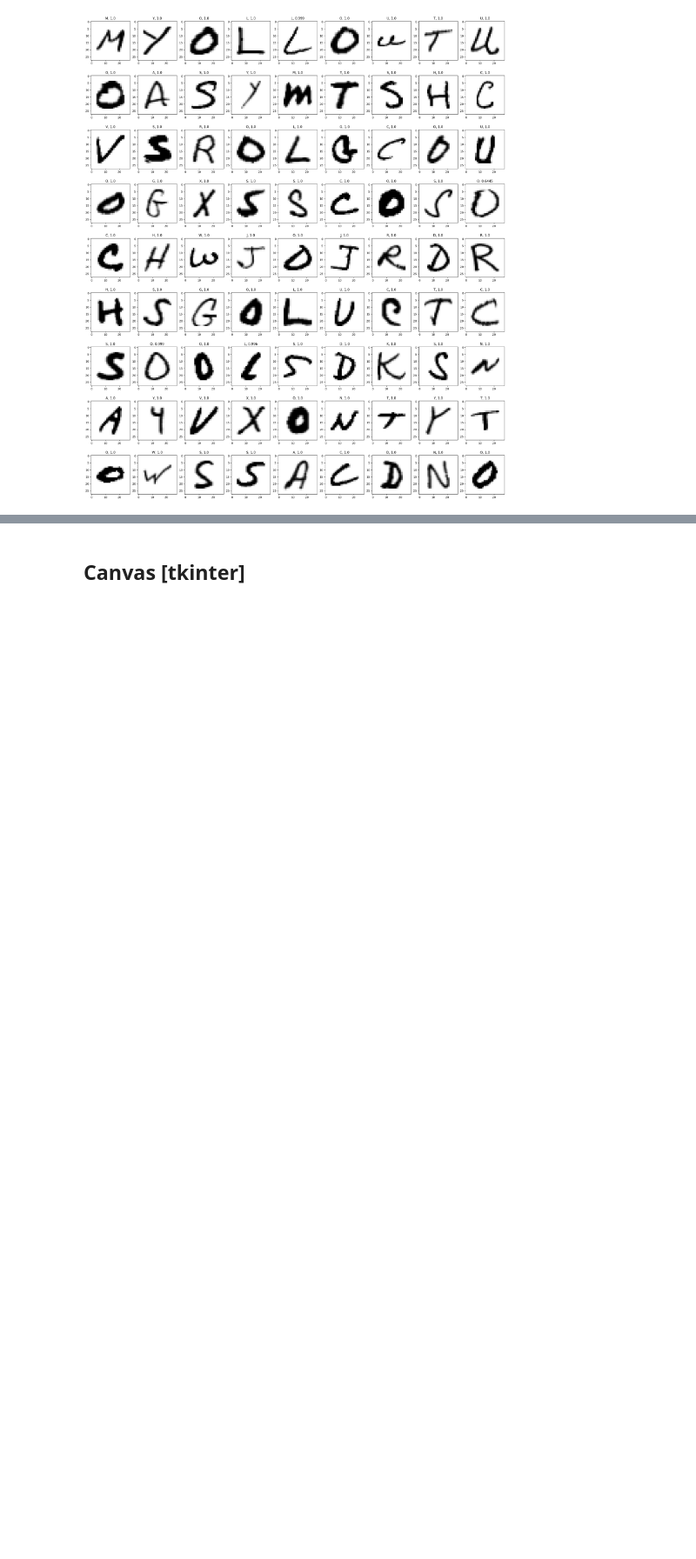
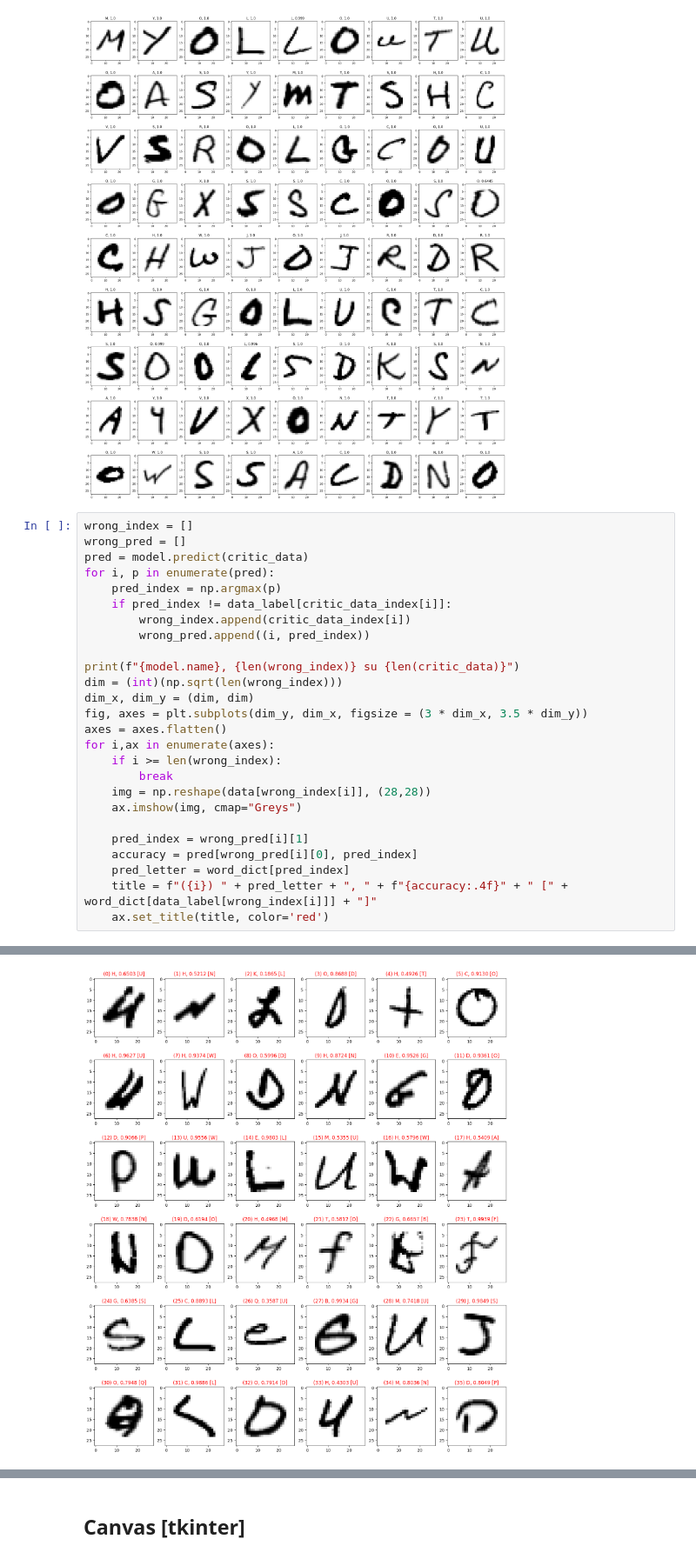
Before and after one commit to ChristianPozzoli/cnn-handwritten-alphabet-recognition, a Jupyter notebook: cnn-keras.ipynb, the cells around one changed output, grey strips where cells are left out. Shown at 87% size. Cells and saved outputs as stored; diff of their text form; blank space fills up the shorter version.

```diff
--- a/cnn-keras.ipynb
+++ b/cnn-keras.ipynb
@@ -478,3 +546,30 @@ print(str(len(wrong_index)) + " wrong predicitons out of " + str(dim_x * dim_y))
 3/3 ━━━━━━━━━━━━━━━━━━━━ 0s 8ms/step
 0 wrong predicitons out of 81
 [figure]
+# %%
+wrong_index = []
+wrong_pred = []
+pred = model.predict(critic_data)
+for i, p in enumerate(pred):
+    pred_index = np.argmax(p)
+    if pred_index != data_label[critic_data_index[i]]:
+        wrong_index.append(critic_data_index[i])
+        wrong_pred.append((i, pred_index))
+
+print(f"{model.name}, {len(wrong_index)} su {len(critic_data)}")
+dim = (int)(np.sqrt(len(wrong_index)))
+dim_x, dim_y = (dim, dim)
+fig, axes = plt.subplots(dim_y, dim_x, figsize = (3 * dim_x, 3.5 * dim_y))
+axes = axes.flatten()
+for i,ax in enumerate(axes):
+    if i >= len(wrong_index):
+        break
+    img = np.reshape(data[wrong_index[i]], (28,28))
+    ax.imshow(img, cmap="Greys")
+
+    pred_index = wrong_pred[i][1]
+    accuracy = pred[wrong_pred[i][0], pred_index]
+    pred_letter = word_dict[pred_index]
+    title = f"({i}) " + pred_letter + ", " + f"{accuracy:.4f}" + " [" + word_dict[data_label[wrong_index[i]]] + "]"
+    ax.set_title(title, color='red')
+# %% [output]
@@ -481,3 +578,4 @@ print(str(len(wrong_index)) + " wrong predicitons out of " + str(dim_x * dim_y))
+[figure, added]
 # %%
 pred = model.predict(critic_data)
 wrong_index = []
```
Also changed, not shown: parts of 21 cells of this notebook, 4 other files.
